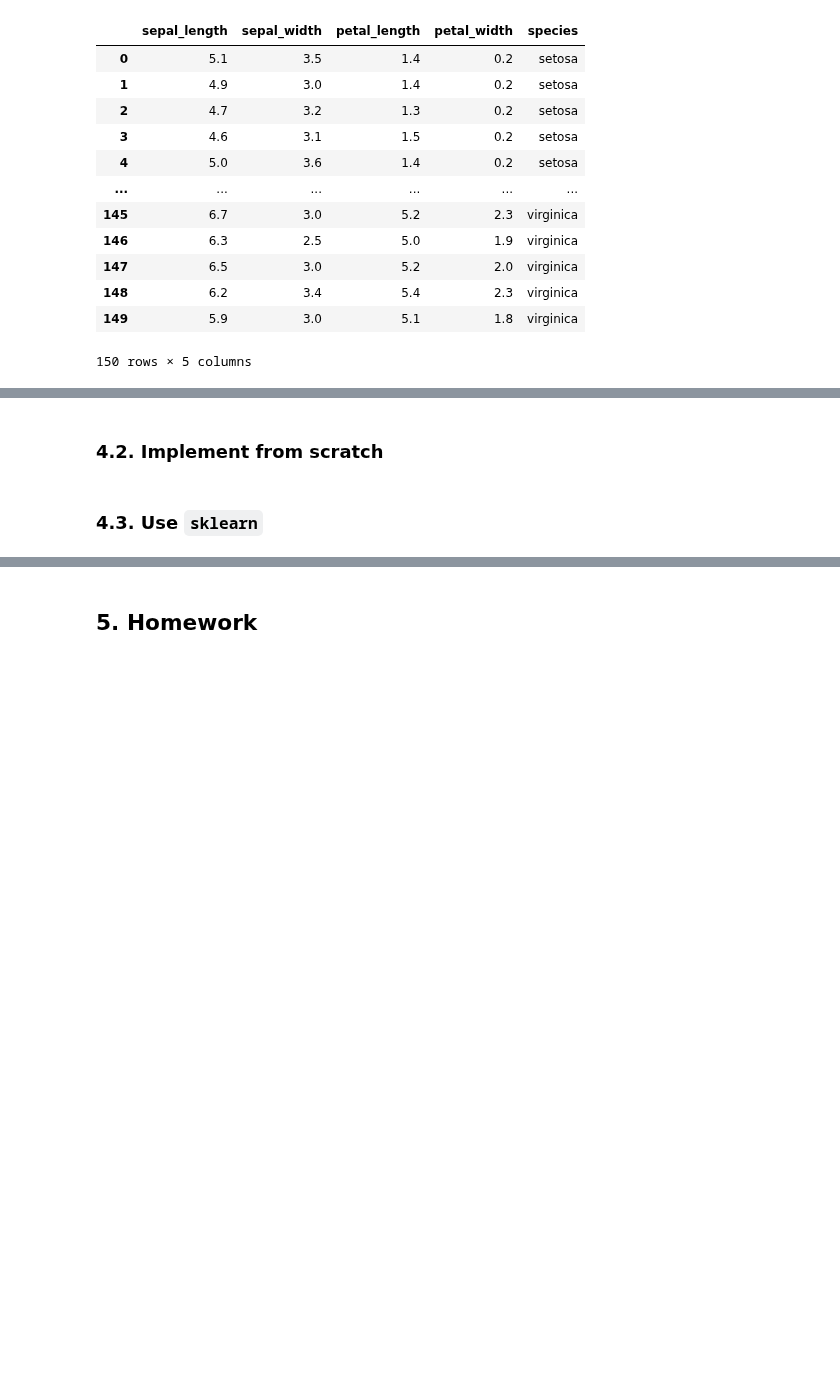
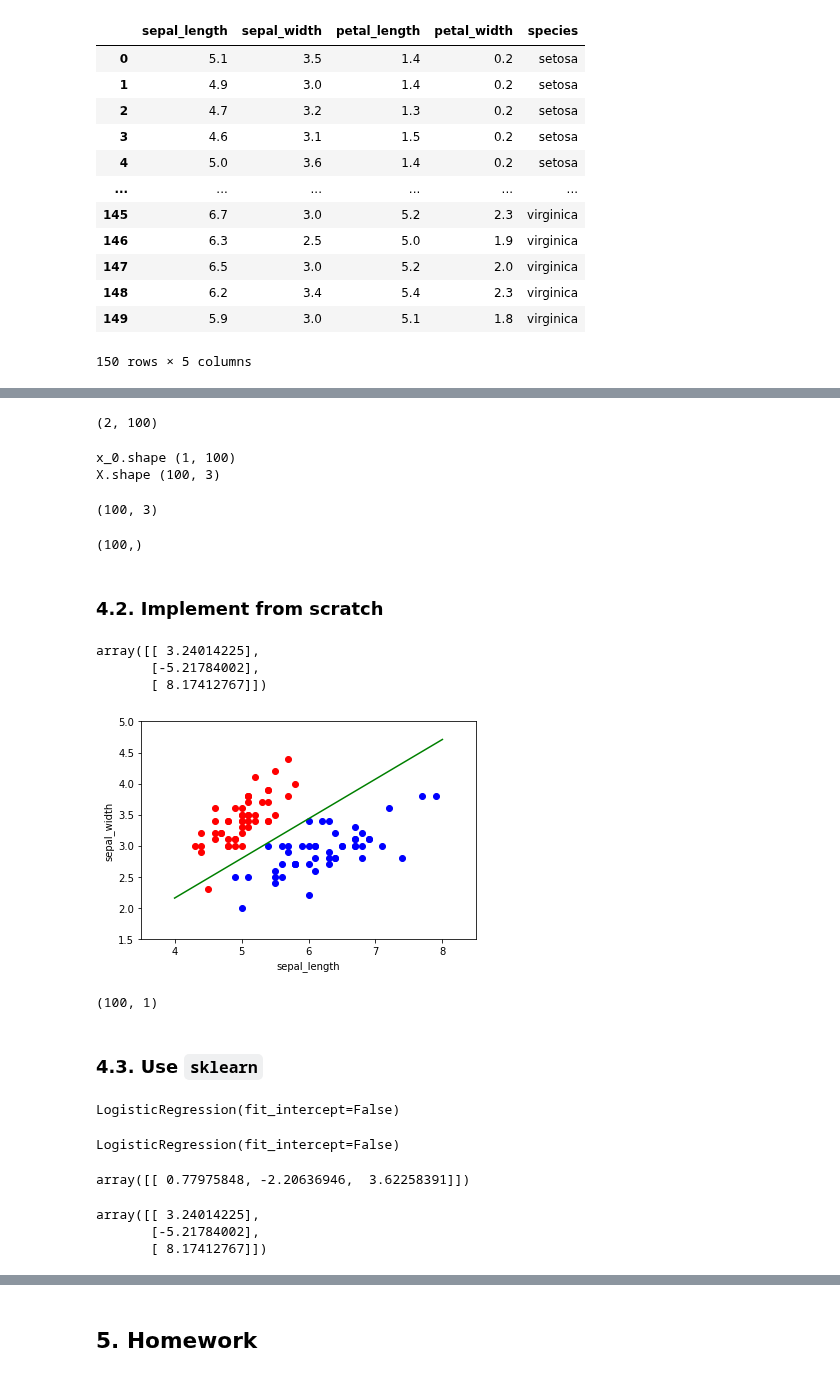
Before and after one commit to MinhHuuNguyen/mci-python, a Jupyter notebook: python_lv2/lectures/5_logistic_regression.ipynb, the cells around one changed output, grey strips where cells are left out. Drawn from its saved outputs; the diff is of its cells as text; code cells hidden in the pictures; blank space fills up the shorter version.

Commit message:
Finish logistic and softmax regression implementation

```diff
--- a/python_lv2/lectures/5_logistic_regression.ipynb
+++ b/python_lv2/lectures/5_logistic_regression.ipynb
@@ -247,2 +276,19 @@ plt.show()
+# %%
+X = df.iloc[:, :2].T
+X.shape
+# %% [output]
+(2, 100)
+# %%
+X = prepare_X_ones(X)
+X.shape
+# %% [output]
+x_0.shape (1, 100)
+X.shape (100, 3)
+(100, 3)
+# %%
+y = df.is_setosa
+y.shape
+# %% [output]
+(100,)
 # %% [markdown]
 ### 4.2. Implement from scratch
@@ -248,0 +358,4 @@ plt.show()
+# %%
+my_logistic_regression = MyLogisticRegression(
+    max_iter=10000
+)
@@ -249,2 +368,17 @@ plt.show()
+# %%
+my_logistic_regression.w
+# %% [output]
+array([[ 3.24014225],
+       [-5.21784002],
+       [ 8.17412767]])
+# %%
+my_logistic_regression.display(X, y)
+# %% [output]
+[figure, added]
+# %%
+my_y_pred_proba, my_y_pred = my_logistic_regression.predict(X)
+my_y_pred.shape
+# %% [output]
+(100, 1)
 # %% [markdown]
 ### 4.3. Use `sklearn`
@@ -250,0 +388,19 @@ plt.show()
+# %%
+sklearn_logistic_regression = LogisticRegression(fit_intercept=False)
+sklearn_logistic_regression
+# %% [output]
+LogisticRegression(fit_intercept=False)
+# %%
+sklearn_logistic_regression.fit(X, y)
+# %% [output]
+LogisticRegression(fit_intercept=False)
+# %%
+sklearn_logistic_regression.coef_
+# %% [output]
+array([[ 0.77975848, -2.20636946,  3.62258391]])
+# %%
+my_logistic_regression.w
+# %% [output]
+array([[ 3.24014225],
+       [-5.21784002],
+       [ 8.17412767]])
```
Also changed, not shown: parts of 17 cells of this notebook, 1 other file.
